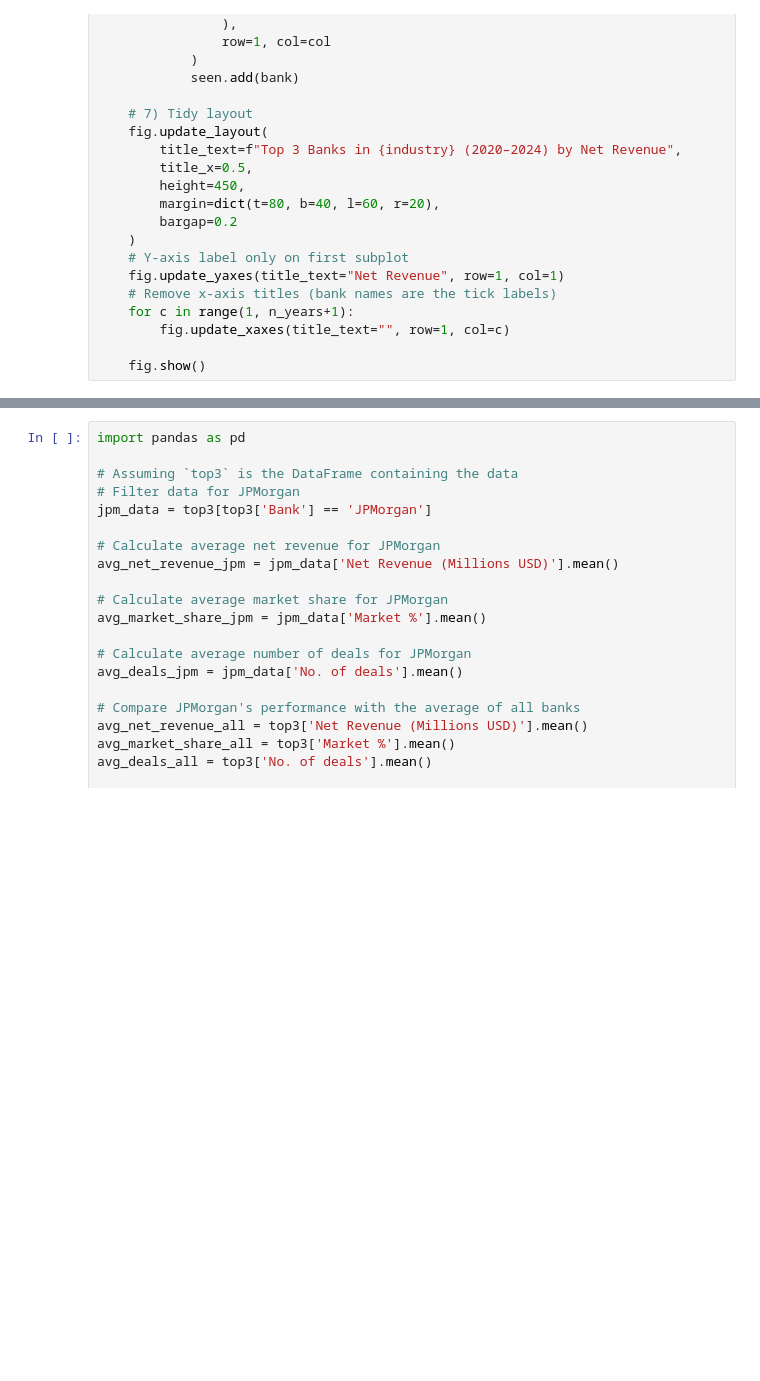
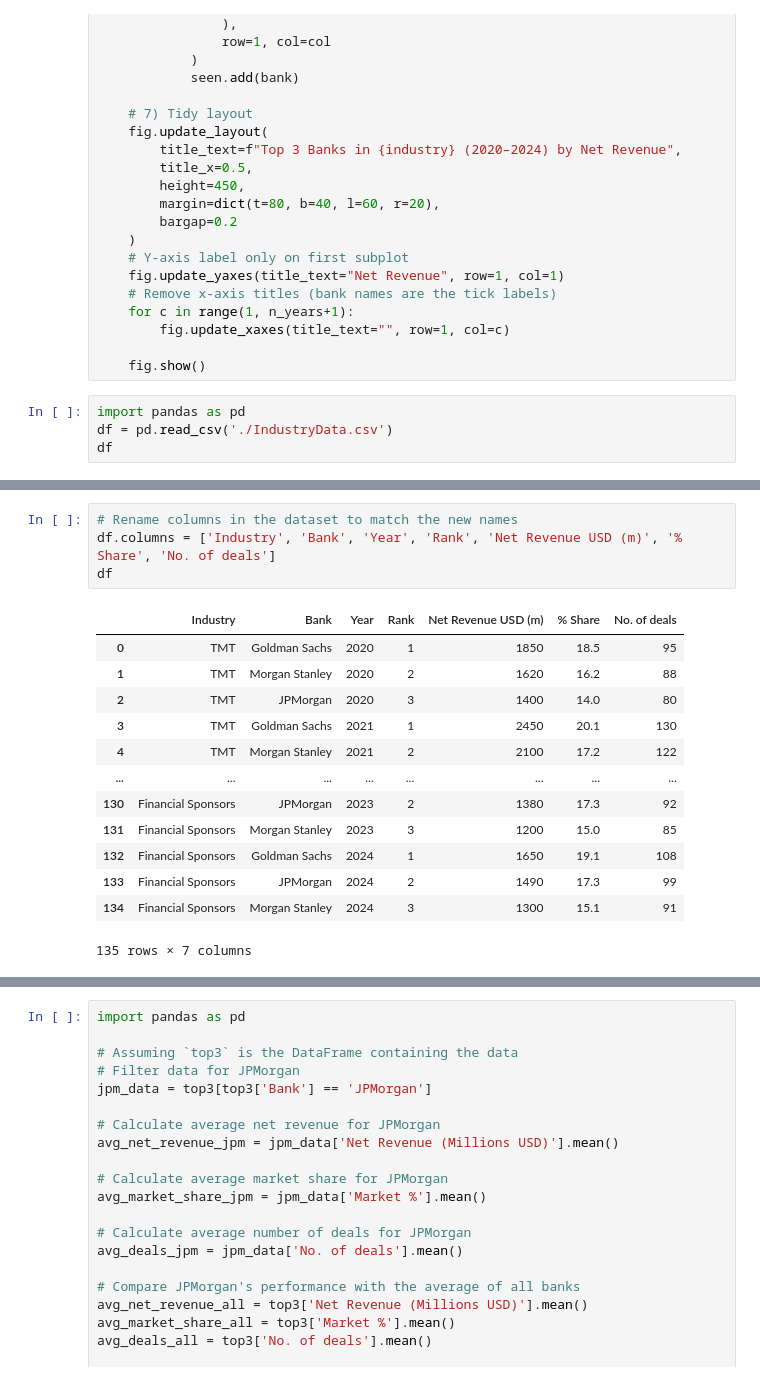
Before and after one commit to Jainil-N-Shah-05/langchain-chatbot, a Jupyter notebook: main.ipynb, the cells around one changed output, grey strips where cells are left out. Cells and saved outputs as stored; diff of their text form; blank space fills up the shorter version.

```diff
--- a/main.ipynb
+++ b/main.ipynb
@@ -407,3 +407,7 @@ for industry in df['Industry'].unique():
         fig.update_xaxes(title_text="", row=1, col=c)
 
     fig.show()
+# %%
+import pandas as pd
+df = pd.read_csv('./IndustryData.csv')
+df
@@ -409,0 +428,18 @@ for industry in df['Industry'].unique():
+# %%
+# Rename columns in the dataset to match the new names
+df.columns = ['Industry', 'Bank', 'Year', 'Rank', 'Net Revenue USD (m)', '% Share', 'No. of deals']
+df
+# %% [output]
+|  | Industry | Bank | Year | Rank | Net Revenue USD (m) | % Share | No. of deals |
+| 0 | TMT | Goldman Sachs | 2020 | 1 | 1850 | 18.5 | 95 |
+| 1 | TMT | Morgan Stanley | 2020 | 2 | 1620 | 16.2 | 88 |
+| 2 | TMT | JPMorgan | 2020 | 3 | 1400 | 14.0 | 80 |
+| 3 | TMT | Goldman Sachs | 2021 | 1 | 2450 | 20.1 | 130 |
+| 4 | TMT | Morgan Stanley | 2021 | 2 | 2100 | 17.2 | 122 |
+| ... | ... | ... | ... | ... | ... | ... | ... |
+| 130 | Financial Sponsors | JPMorgan | 2023 | 2 | 1380 | 17.3 | 92 |
+| 131 | Financial Sponsors | Morgan Stanley | 2023 | 3 | 1200 | 15.0 | 85 |
+| 132 | Financial Sponsors | Goldman Sachs | 2024 | 1 | 1650 | 19.1 | 108 |
+| 133 | Financial Sponsors | JPMorgan | 2024 | 2 | 1490 | 17.3 | 99 |
+| 134 | Financial Sponsors | Morgan Stanley | 2024 | 3 | 1300 | 15.1 | 91 |
+135 rows × 7 columns
```
Also changed, not shown: parts of 3 cells of this notebook.
